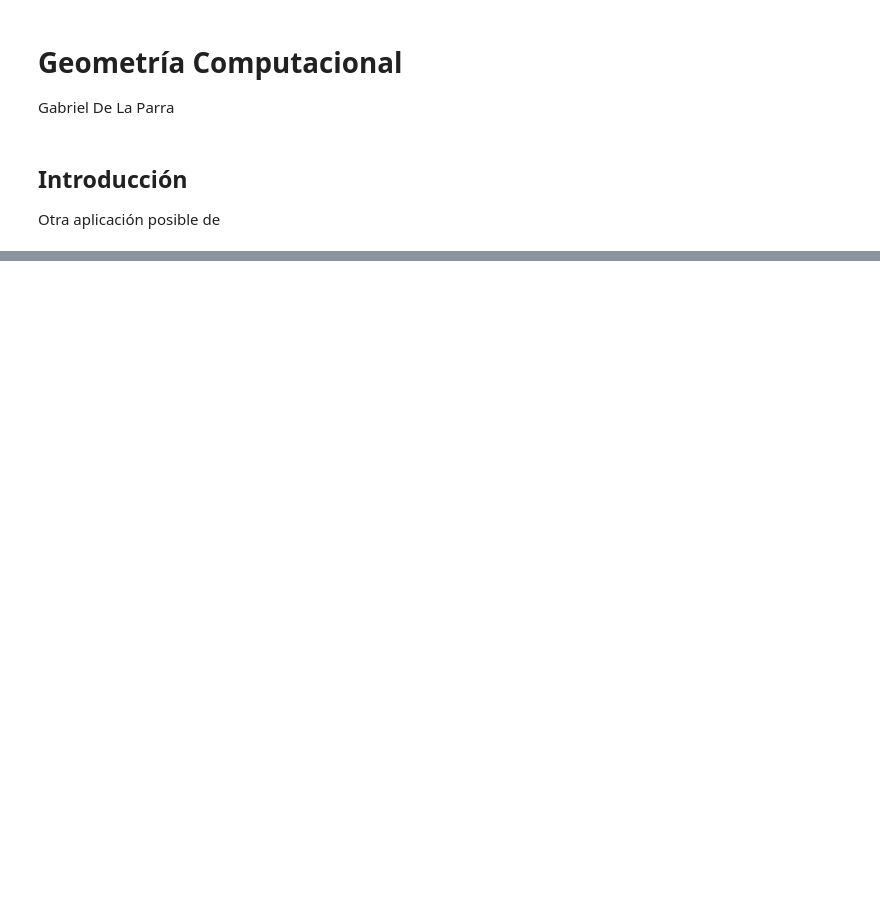
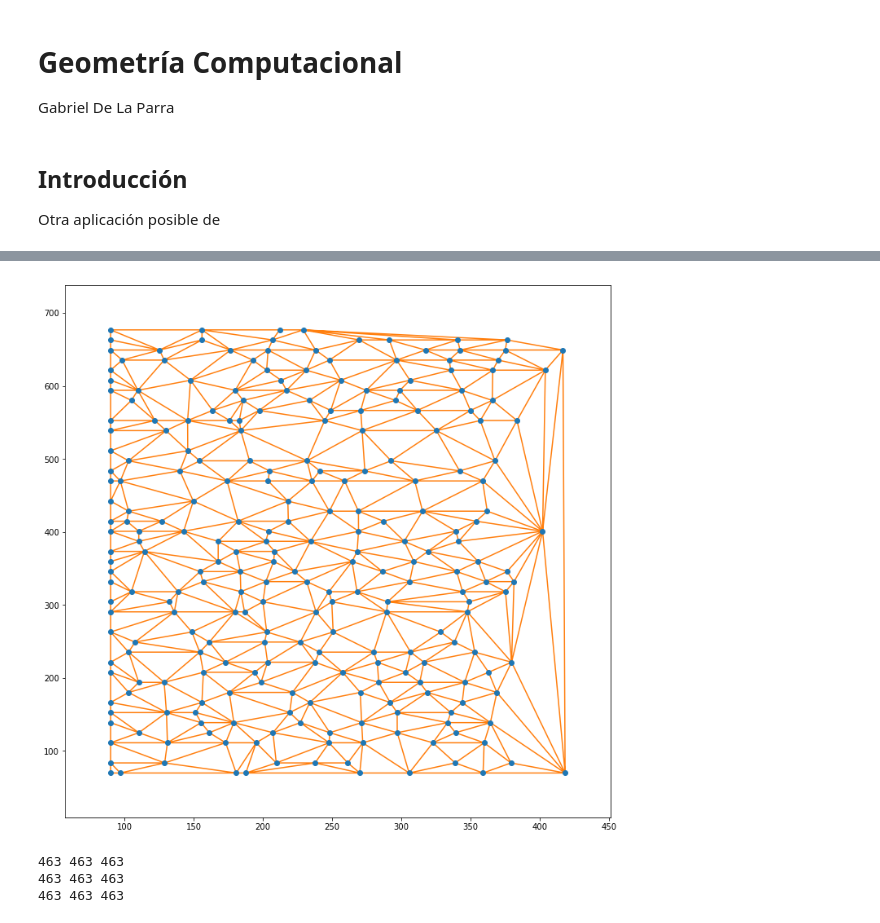
Before and after one commit to gabrieldelaparra/CC5502-2017-1-Proyecto, a Jupyter notebook: ShortestPath.ipynb, the cells around one changed output, grey strips where cells are left out. Drawn from its saved outputs; the diff is of its cells as text; code cells hidden in the pictures; blank space fills up the shorter version.

```diff
--- a/ShortestPath.ipynb
+++ b/ShortestPath.ipynb
@@ -24,0 +145,35 @@ Try to install:
+# %%
+def getPoints(words):
+    points = []
+    for word in words:
+        points.append((word['x0'],word['top']))
+    return points
+# %%
+import warnings
+warnings.filterwarnings('ignore')
+
+from scipy.spatial import Delaunay, delaunay_plot_2d
+points = getPoints(noStopWords)
+fig, ax = plt.subplots();
+tri = Delaunay(points);
+delaunay_plot_2d(tri, ax=ax);
+# %% [output]
+[figure, added]
+# %%
+from scipy.spatial import minkowski_distance
+X = tri.simplices[:,0]
+Y = tri.simplices[:,1]
+Z = tri.simplices[:,2]
+print(len(X), len(Y), len(Z))
+Xvert = [tri.points[x] for x in X]
+Yvert = [tri.points[y] for y in Y]
+Zvert = [tri.points[z] for z in Z]
+print(len(Xvert), len(Yvert), len(Zvert))
+lengthsXY = minkowski_distance(Xvert, Yvert)
+lengthsXZ = minkowski_distance(Xvert, Zvert)
+lengthsYZ = minkowski_distance(Yvert, Zvert)
+print(len(lengthsXY), len(lengthsXZ), len(lengthsYZ))
+# %% [output]
+463 463 463
+463 463 463
+463 463 463
```
Also changed, not shown: parts of 17 cells of this notebook, 1 other file.
